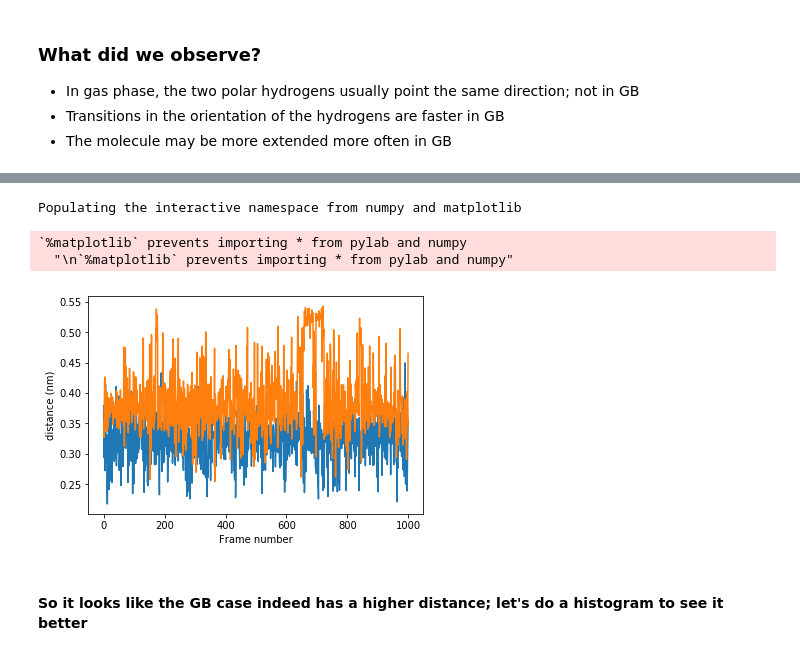
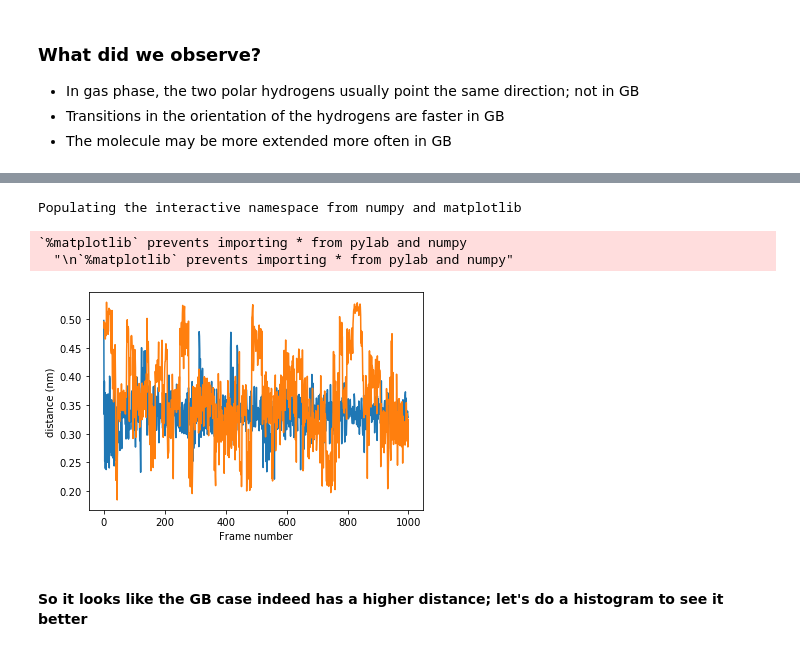
Before and after one commit to MobleyLab/drug-computing, a Jupyter notebook: uci-pharmsci/lectures/solvation/solvation.ipynb, the cells around one changed output, grey strips where cells are left out. Drawn from its saved outputs; the diff is of its cells as text; code cells hidden in the pictures.

```diff
--- a/uci-pharmsci/lectures/solvation/solvation.ipynb
+++ b/uci-pharmsci/lectures/solvation/solvation.ipynb
@@ -556,23 +546,24 @@ So let's compute and graph the distance between protons.
 # %%
 # Let's extract and graph the distances between the hydroxyl protonsfor the first molecule, 1,2-ethanediol
 topology1 = traj.topology
-hydrogen_pair = [atom.index for atom in topology1.atoms if atom.name=='H5' or atom.name=='H6']
+# I opened the molecule in a viewer and manually input the indices of the hydrogen atoms, less 1 (python indexing)
+hydrogen_pair = [8, 9]
 dists1 = mdtraj.compute_distances(traj, [hydrogen_pair])
 
 dists2 = mdtraj.compute_distances(traj2, [hydrogen_pair])
 
 %pylab inline
 figure()
 plot(dists1)
 plot(dists2)
 ylabel(r'distance (nm)')
 xlabel('Frame number')
 show()
 # %% [output]
 Populating the interactive namespace from numpy and matplotlib
 `%matplotlib` prevents importing * from pylab and numpy
   "\n`%matplotlib` prevents importing * from pylab and numpy"
-[figure, old version]
+[figure, new version]
 # %% [markdown]
 #### So it looks like the GB case indeed has a higher distance; let's do a histogram to see it better
 # %%
```
Also changed, not shown: parts of 16 cells of this notebook.
